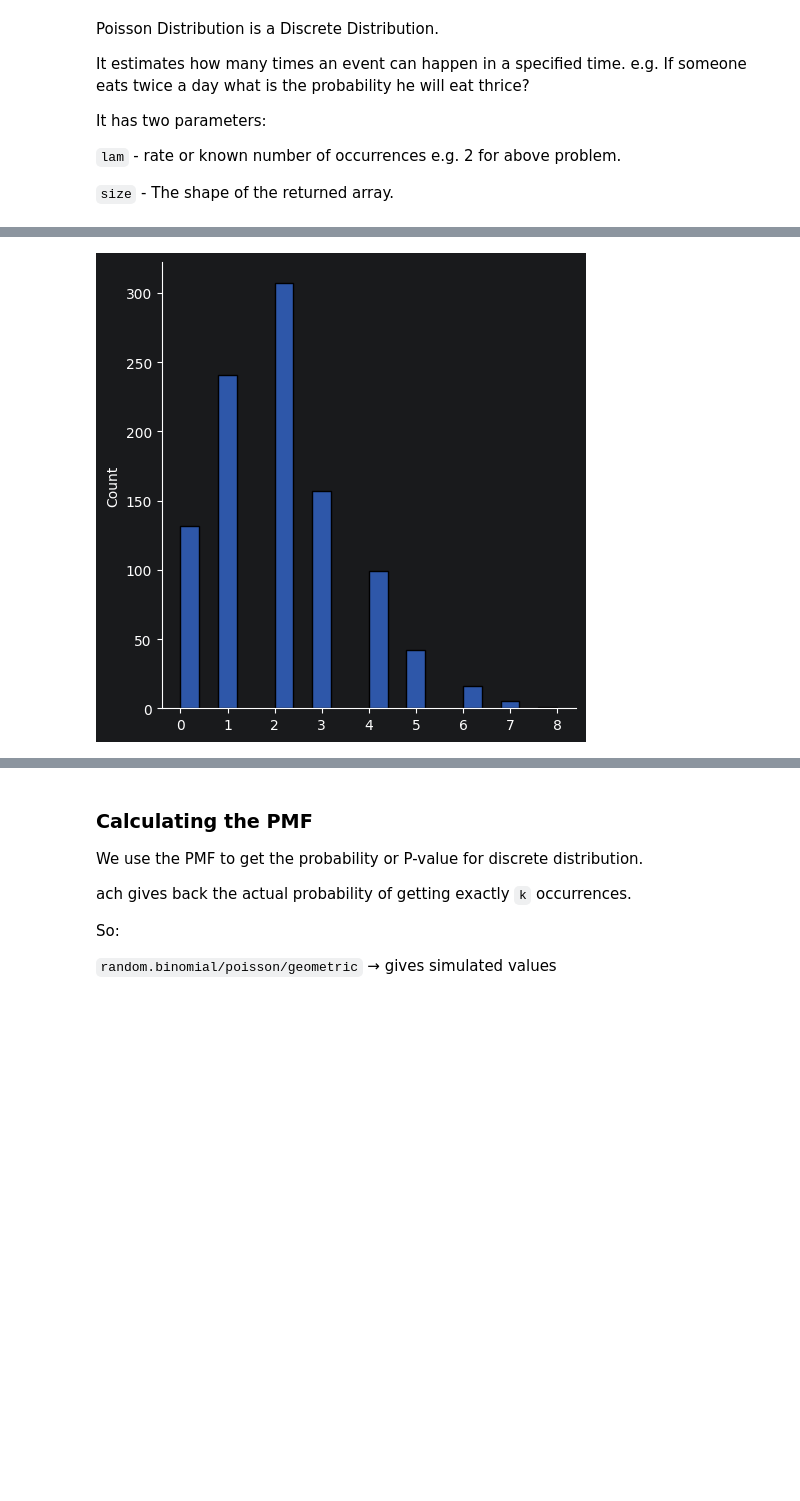
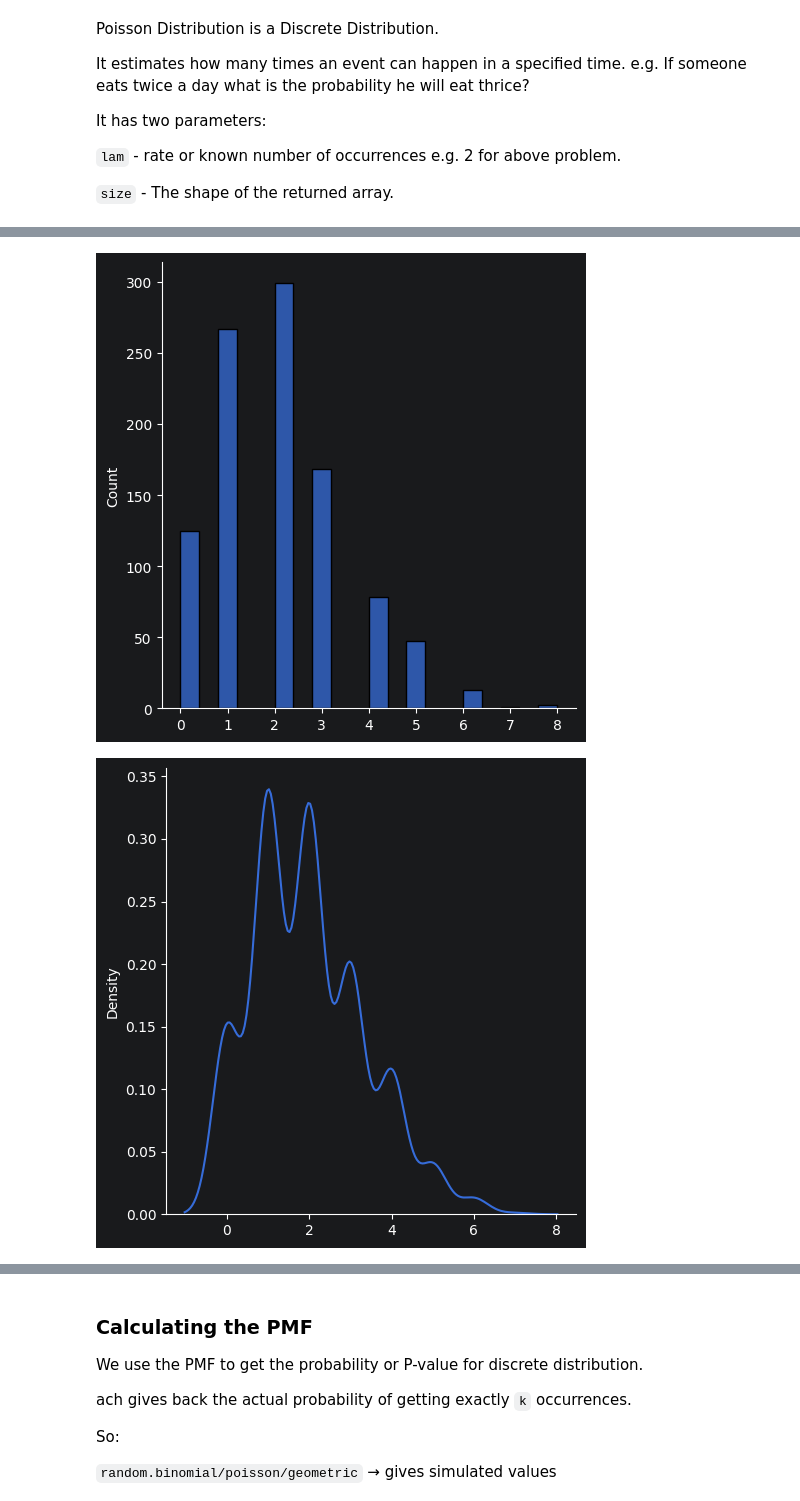
Before and after one commit to azizi23507/GitProject1, a Jupyter notebook: stats.ipynb, the cells around one changed output, grey strips where cells are left out. Saved outputs shown, nothing was run; the diff lists cells and outputs as text; code cells hidden in the pictures; blank space fills up the shorter version.

```diff
--- a/stats.ipynb
+++ b/stats.ipynb
@@ -272,10 +272,13 @@ print(x)
 # %%
 # Visualization of Poisson Distribution
 # lam is lamda which is the teh average rate of success or mean.
 sns.displot(random.poisson(lam=2, size=1000))
 plt.show()
+sns.displot(random.poisson(lam=2, size=1000), kind="kde")
+plt.show()
 # %% [output]
-[figure, old version]
+[figure, new version]
+[figure, added]
 # %%
 """Difference Between Normal and Poisson Distribution
 Normal distribution is continuous whereas poisson is discrete.
```
Also changed, not shown: parts of 31 cells of this notebook, 1 other file.
